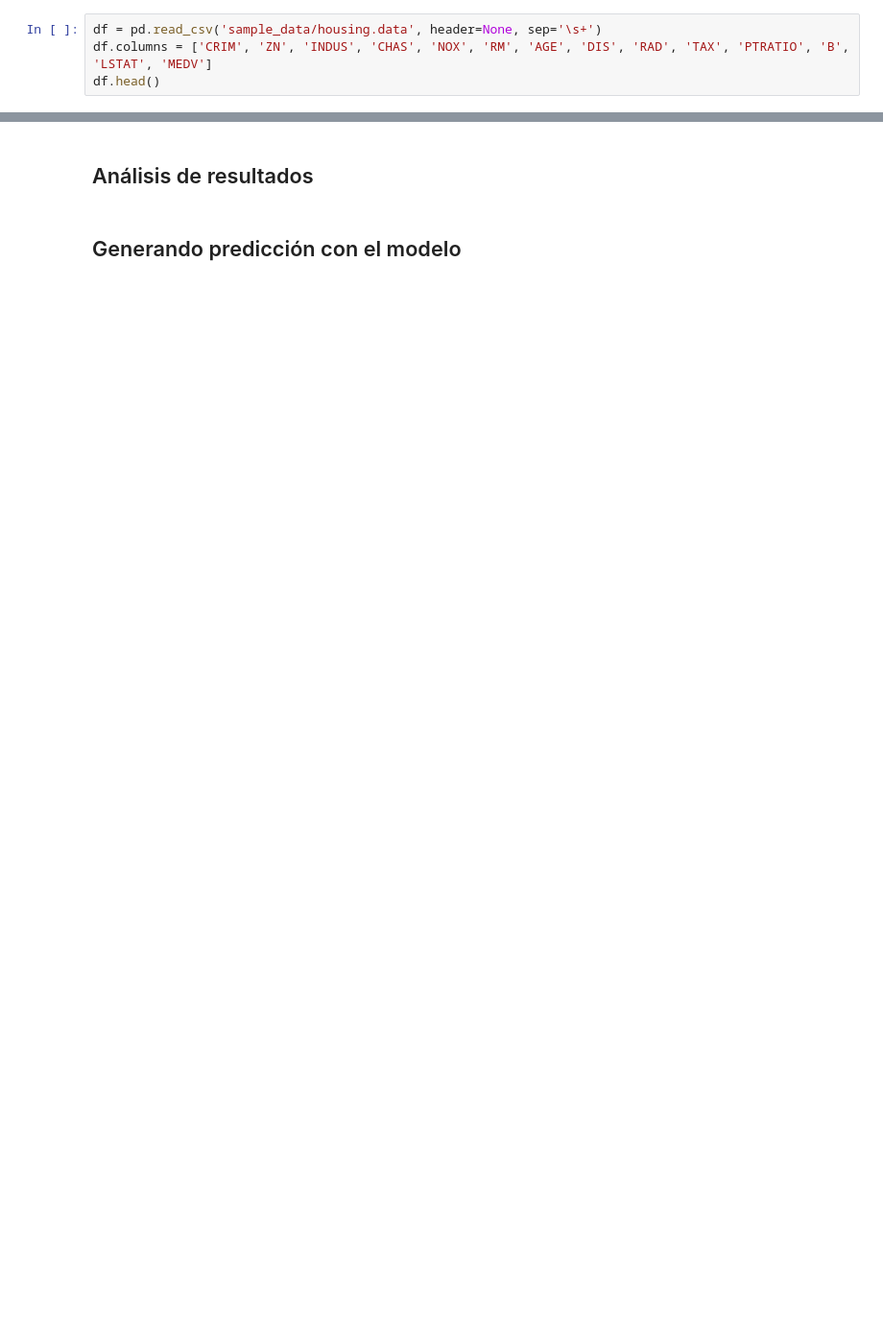
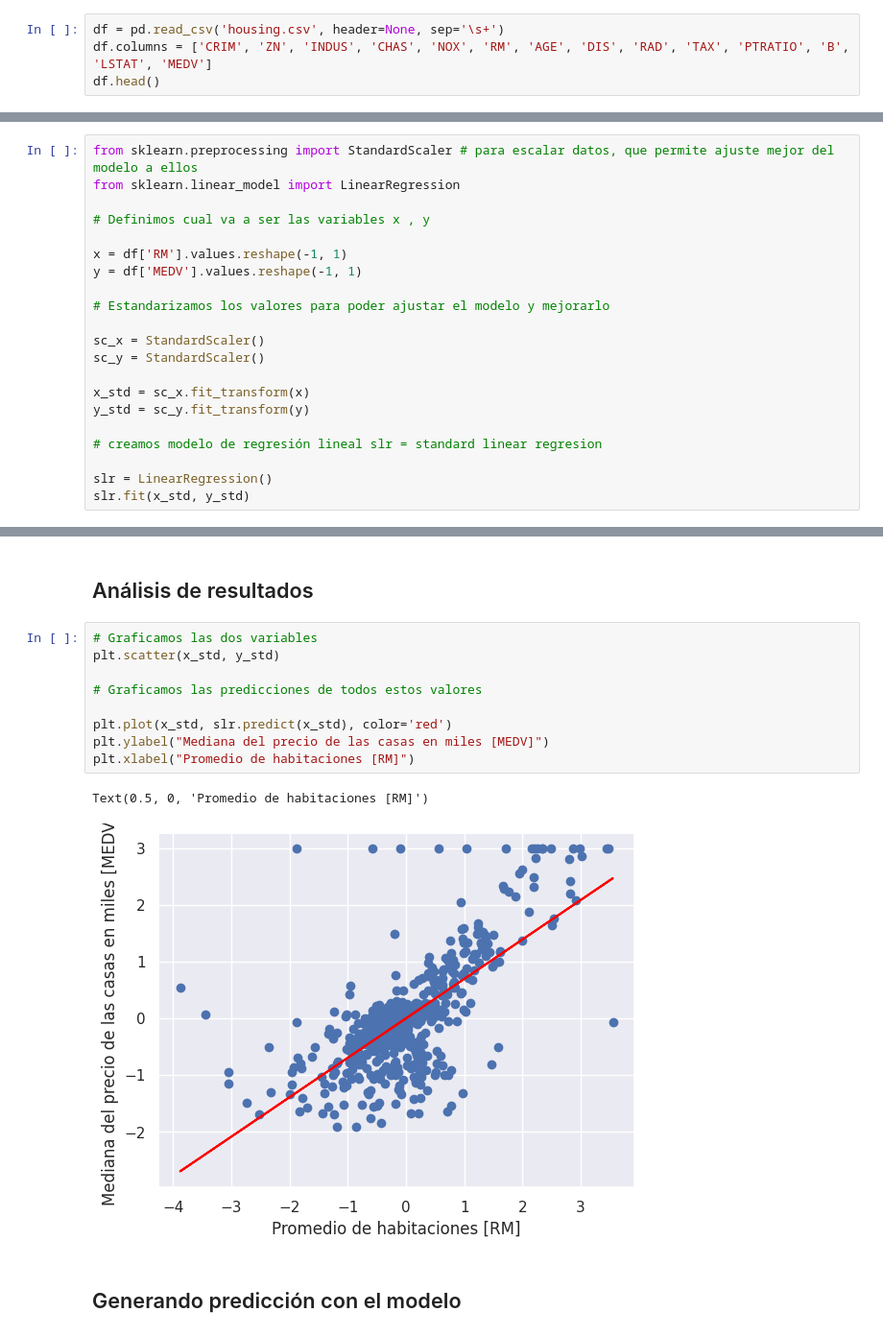
Before and after one commit to electrojam/Curso-de-Regresion-Lineal-con-Python-y-scikit-learn, a Jupyter notebook: primera_regresion_lineal_template.ipynb, the cells around one changed output, grey strips where cells are left out. Shown: that part at 96% size. Drawn from its saved outputs; the diff is of its cells as text; blank space fills up the shorter version.

Commit message:
Entrenando un modelo de regresión lineal

```diff
--- a/primera_regresion_lineal_template.ipynb
+++ b/primera_regresion_lineal_template.ipynb
@@ -40,7 +40,7 @@ pd.read_csv('sample_data/housing.data', header=None, sep='\s+')
 | 505 | 0.04741 | 0.0 | 11.93 | 0 | 0.573 | 6.030 | 80.8 | 2.5050 | 1 | 273.0 | 21.0 | ... |
 506 rows × 14 columns
 # %%
-df = pd.read_csv('sample_data/housing.data', header=None, sep='\s+')
+df = pd.read_csv('housing.csv', header=None, sep='\s+')
 df.columns = ['CRIM', 'ZN', 'INDUS', 'CHAS', 'NOX', 'RM', 'AGE', 'DIS', 'RAD', 'TAX', 'PTRATIO', 'B', 'LSTAT', 'MEDV']
 df.head()
 # %% [output]
@@ -80,3 +80,24 @@ sns.heatmap(cm, cbar=True, annot=True, yticklabels=cols, xticklabels=cols)
 [figure]
 # %% [markdown]
 ## Creando modelo con scikit-learn
+# %%
+from sklearn.preprocessing import StandardScaler # para escalar datos, que permite ajuste mejor del modelo a ellos
+from sklearn.linear_model import LinearRegression
+
+# Definimos cual va a ser las variables x , y
+
+x = df['RM'].values.reshape(-1, 1)
+y = df['MEDV'].values.reshape(-1, 1)
+
+# Estandarizamos los valores para poder ajustar el modelo y mejorarlo
+
+sc_x = StandardScaler()
+sc_y = StandardScaler()
+
+x_std = sc_x.fit_transform(x)
+y_std = sc_y.fit_transform(y)
+
+# creamos modelo de regresión lineal slr = standard linear regresion
+
+slr = LinearRegression()
+slr.fit(x_std, y_std)
@@ -83,4 +106,16 @@ sns.heatmap(cm, cbar=True, annot=True, yticklabels=cols, xticklabels=cols)
 # %% [markdown]
 ## Análisis de resultados
+# %%
+# Graficamos las dos variables
+plt.scatter(x_std, y_std)
+
+# Graficamos las predicciones de todos estos valores
+
+plt.plot(x_std, slr.predict(x_std), color='red')
+plt.ylabel("Mediana del precio de las casas en miles [MEDV]")
+plt.xlabel("Promedio de habitaciones [RM]")
+# %% [output]
+Text(0.5, 0, 'Promedio de habitaciones [RM]')
+[figure, added]
 # %% [markdown]
 ## Generando predicción con el modelo
```
Also changed, not shown: parts of 4 cells of this notebook.
